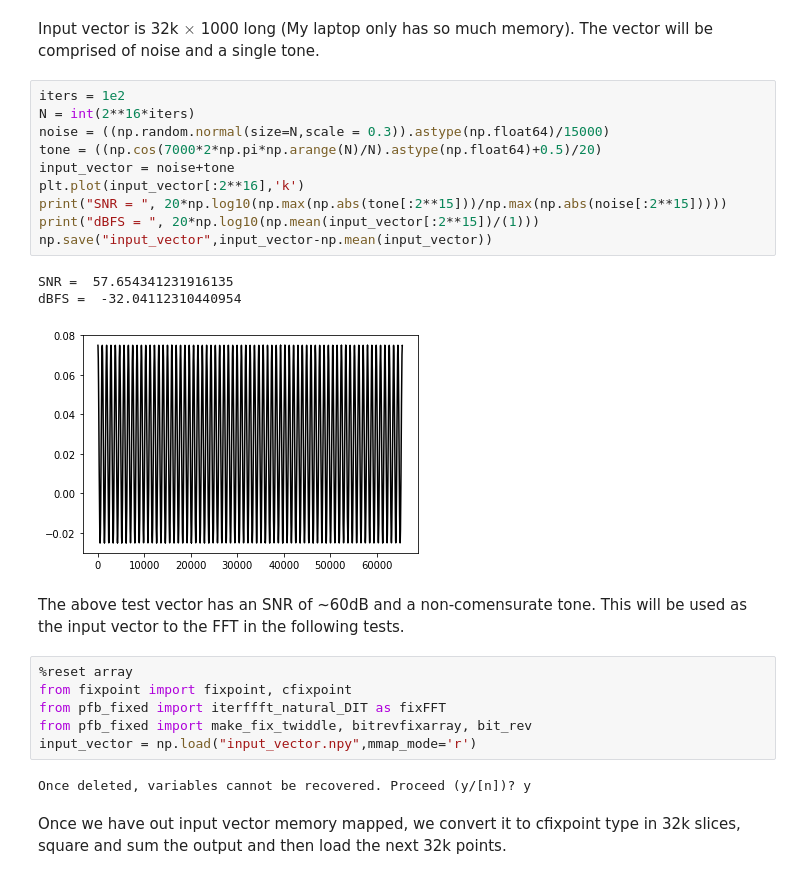
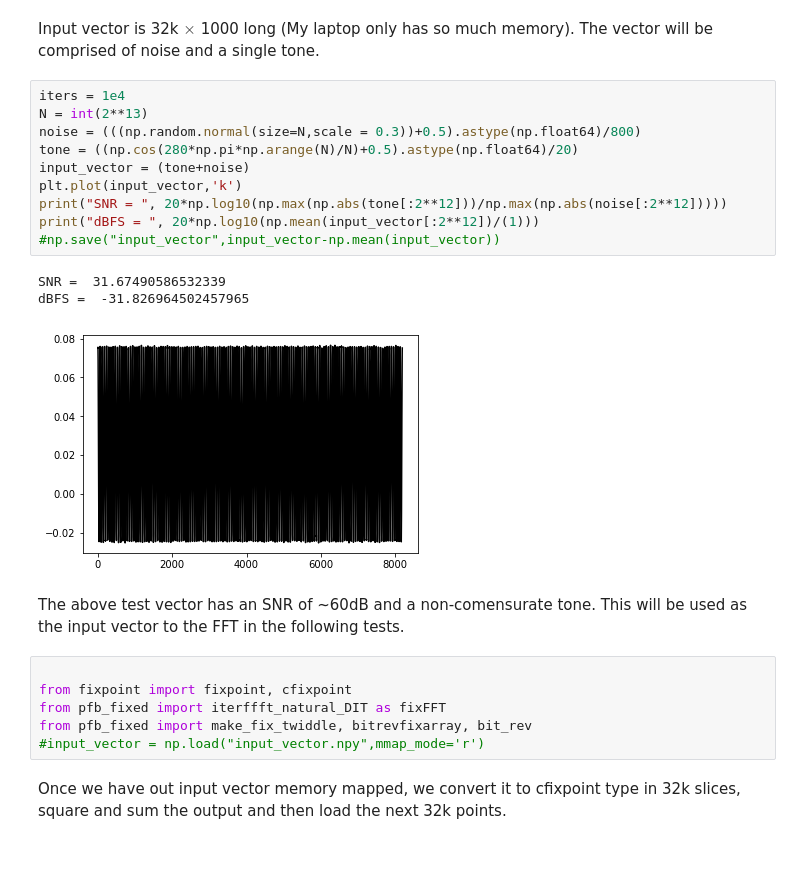
Before and after one commit to talonmyburgh/F-Engine_python_sim, a Jupyter notebook: F-Engine_coefftests.ipynb, the cells around one changed output. Saved outputs shown, nothing was run; the diff lists cells and outputs as text.

```diff
--- a/F-Engine_coefftests.ipynb
+++ b/F-Engine_coefftests.ipynb
@@ -6,29 +6,27 @@ from matplotlib import pyplot as plt
 # %% [markdown]
 Input vector is 32k $\times$ 1000 long (My laptop only has so much memory). The vector will be comprised of noise and a single tone.
 # %%
-iters = 1e2
-N = int(2**16*iters)
-noise = ((np.random.normal(size=N,scale = 0.3)).astype(np.float64)/15000)
-tone = ((np.cos(7000*2*np.pi*np.arange(N)/N).astype(np.float64)+0.5)/20)
-input_vector = noise+tone
-plt.plot(input_vector[:2**16],'k')
-print("SNR = ", 20*np.log10(np.max(np.abs(tone[:2**15]))/np.max(np.abs(noise[:2**15]))))
-print("dBFS = ", 20*np.log10(np.mean(input_vector[:2**15])/(1)))
-np.save("input_vector",input_vector-np.mean(input_vector))
+iters = 1e4
+N = int(2**13)
+noise = (((np.random.normal(size=N,scale = 0.3))+0.5).astype(np.float64)/800)
+tone = ((np.cos(280*np.pi*np.arange(N)/N)+0.5).astype(np.float64)/20)
+input_vector = (tone+noise)
+plt.plot(input_vector,'k')
+print("SNR = ", 20*np.log10(np.max(np.abs(tone[:2**12]))/np.max(np.abs(noise[:2**12]))))
+print("dBFS = ", 20*np.log10(np.mean(input_vector[:2**12])/(1)))
+#np.save("input_vector",input_vector-np.mean(input_vector))
 # %% [output]
-SNR =  57.654341231916135
-dBFS =  -32.04112310440954
+SNR =  31.67490586532339
+dBFS =  -31.826964502457965
-[figure, old version]
+[figure, new version]
 # %% [markdown]
 The above test vector has an SNR of ~60dB and a non-comensurate tone. This will be used as the input vector to the FFT in the following tests.
 # %%
-%reset array
+
 from fixpoint import fixpoint, cfixpoint
 from pfb_fixed import iterffft_natural_DIT as fixFFT
 from pfb_fixed import make_fix_twiddle, bitrevfixarray, bit_rev
-input_vector = np.load("input_vector.npy",mmap_mode='r')
+#input_vector = np.load("input_vector.npy",mmap_mode='r')
-# %% [output]
-Once deleted, variables cannot be recovered. Proceed (y/[n])? y
 # %% [markdown]
 Once we have out input vector memory mapped, we convert it to cfixpoint type in 32k slices, square and sum the output and then load the next 32k points.
 # %%
```
Also changed, not shown: parts of 1 cell of this notebook, 15 other files.
